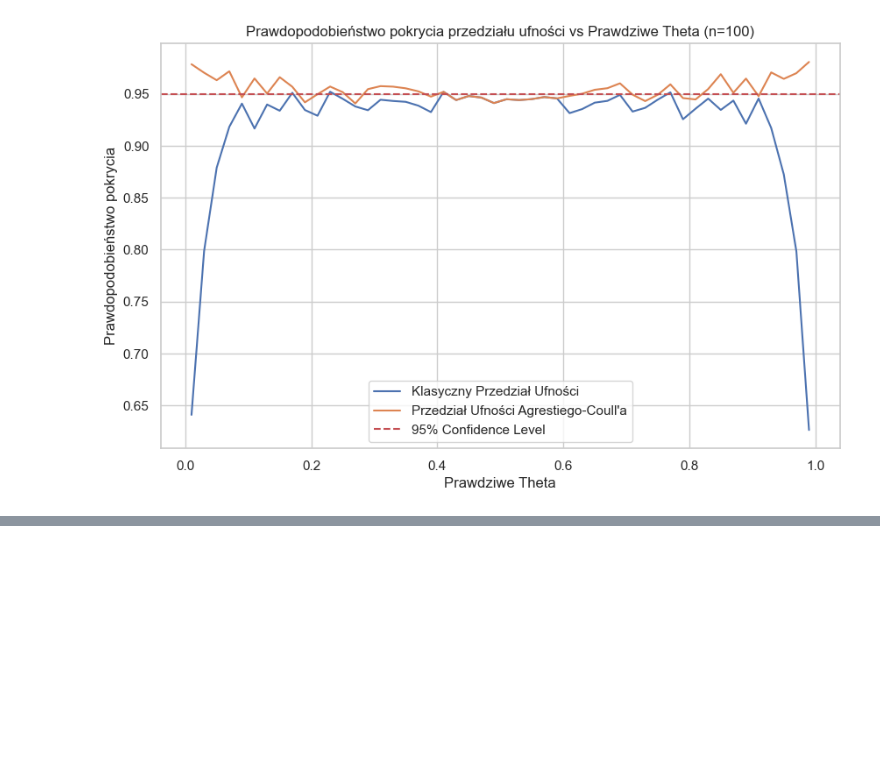
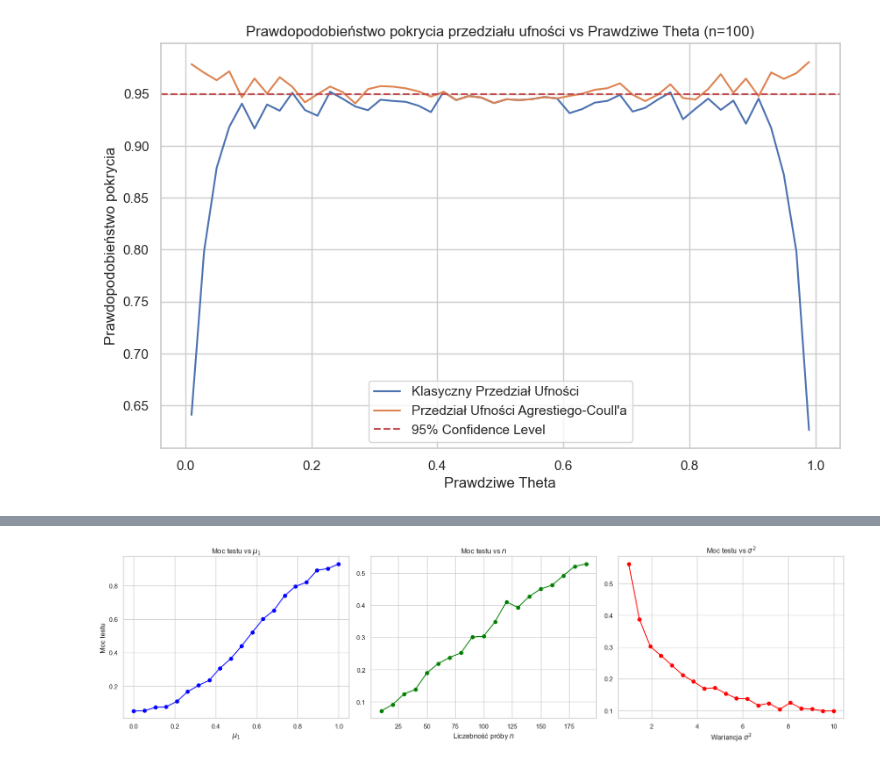
Before and after one commit to jkowalczyk08/statistics-2025, a Jupyter notebook: lab03/lab03.ipynb, the cells around one changed output, grey strips where cells are left out. Cells and saved outputs as stored; diff of their text form; code cells hidden in the pictures; blank space fills up the shorter version.

```diff
--- a/lab03/lab03.ipynb
+++ b/lab03/lab03.ipynb
@@ -181,0 +362,4 @@ for n in n_values:
+# %%
+plot_power_analysis()
+# %% [output]
+[figure, added]
```
Also changed, not shown: parts of 9 cells of this notebook, 5 other files.
